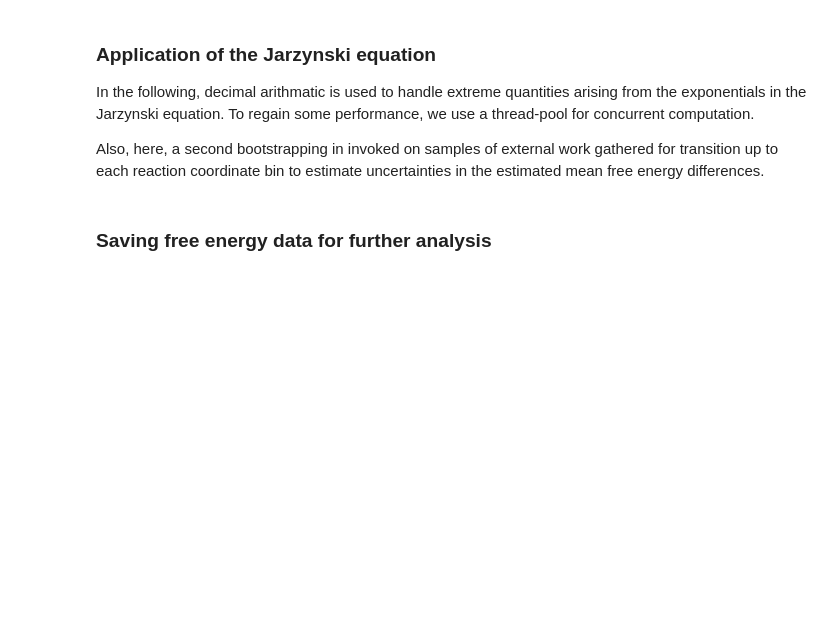
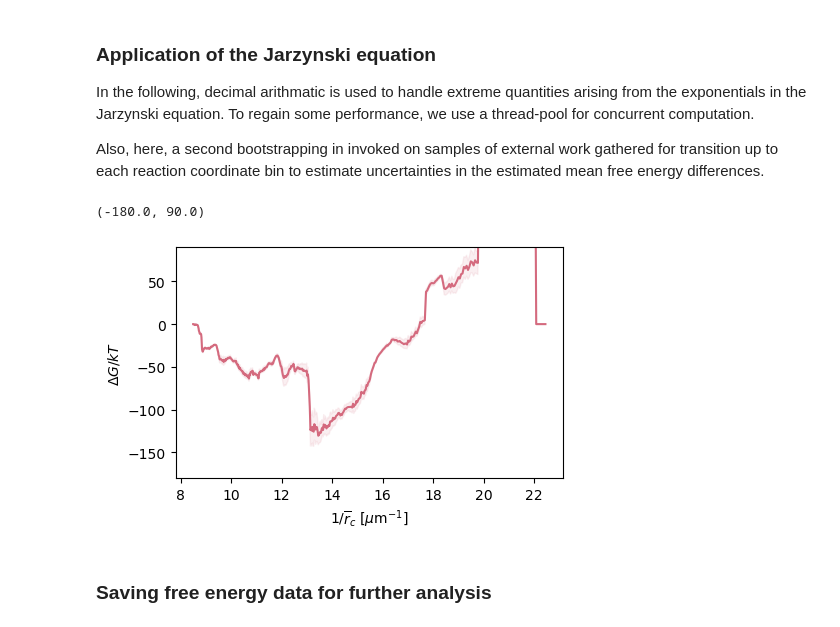
Before and after one commit to MohsenSadeghi/steered_membrane_invagination, a Jupyter notebook: free_energy_Jarzynski.ipynb, the cells around one changed output. Cells and saved outputs as stored; diff of their text form; code cells hidden in the pictures; blank space fills up the shorter version.

```diff
--- a/free_energy_Jarzynski.ipynb
+++ b/free_energy_Jarzynski.ipynb
@@ -380,12 +403,17 @@ pool.close ()
 # %%
 dG_Jar = np.mean(dG_Jar_sample, axis=0)
 dG_Jar_err = np.std(dG_Jar_sample, axis=0)
 
 plt.figure(figsize=(5, 3))
 plt.plot(1.0e3 / global_rc_bins, dG_Jar, color=protein_color)
 plt.fill_between(1.0e3 / global_rc_bins, dG_Jar - 0.5 * dG_Jar_err, dG_Jar + 0.5 * dG_Jar_err, color=protein_color, alpha=0.1)
 plt.xlabel(inverse_rc_label)
 plt.ylabel(r"$\Delta G / kT$")
+
+plt.ylim(-180, 90)
+# %% [output]
+(-180.0, 90.0)
+[figure, added]
 # %% [markdown]
 ### Saving free energy data for further analysis
 # %%
```
Also changed, not shown: parts of 8 cells of this notebook.
